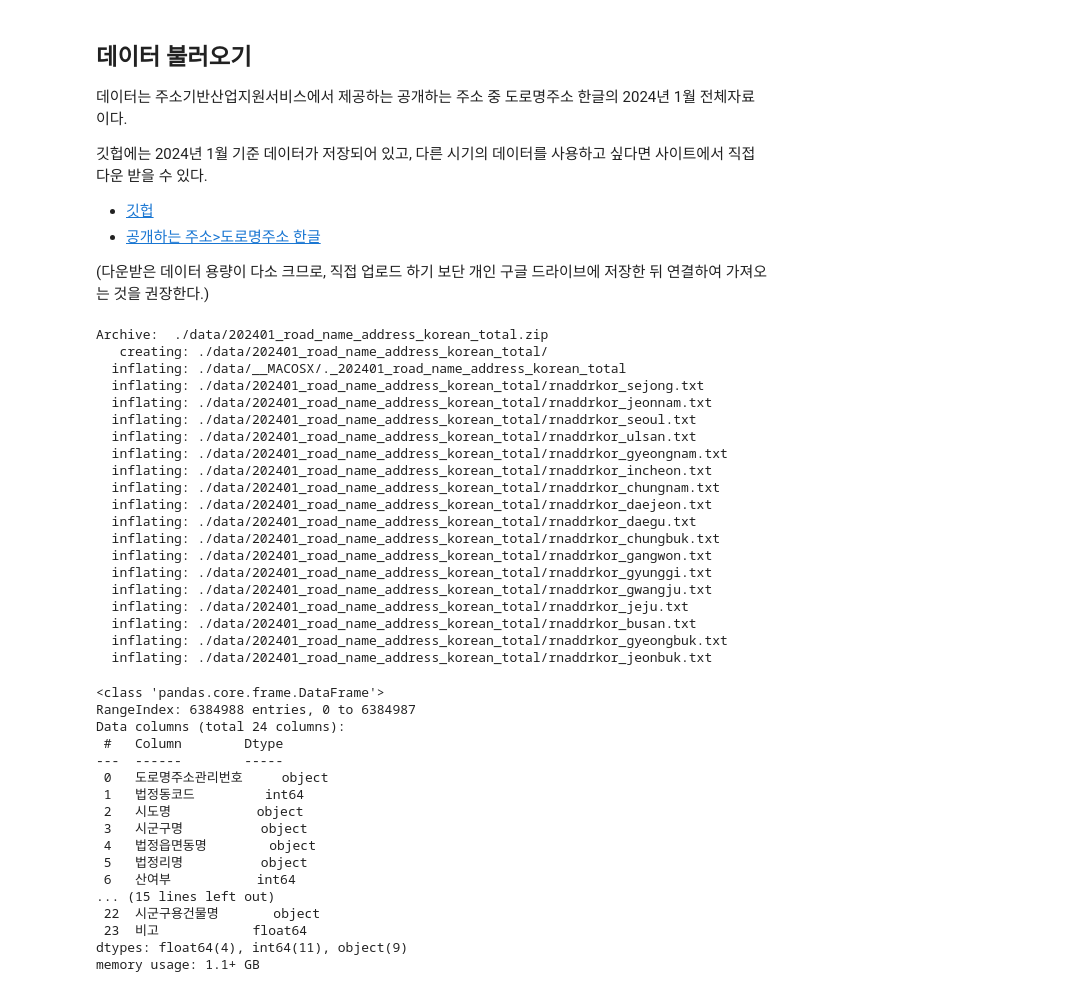
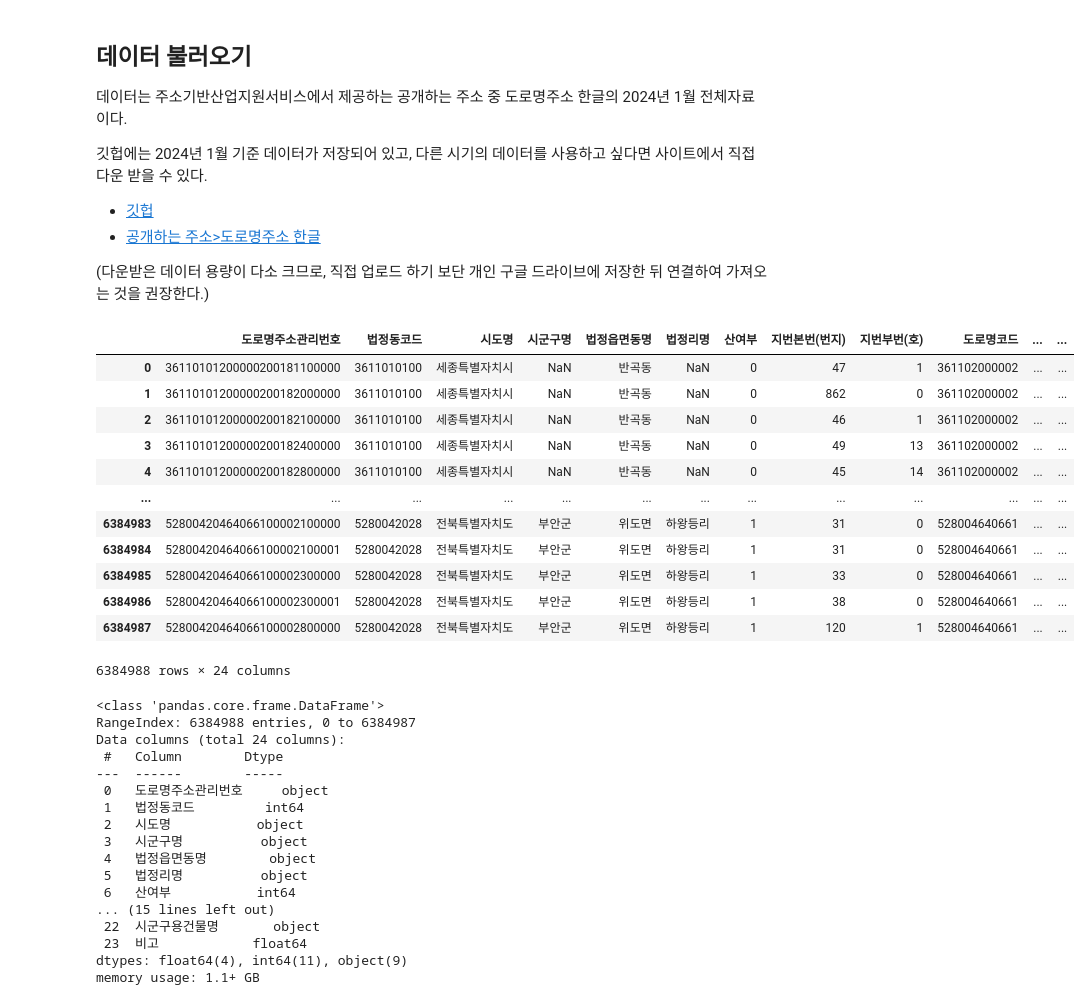
Before and after one commit to hike-lab/address-data-guide, a Jupyter notebook: chapter-4/4-3_도로명주소_데이터_EDA.ipynb, the cells around one changed output. Cells and saved outputs as stored; diff of their text form; code cells hidden in the pictures.

Commit message:
edit chpater4 unzipfile code

```diff
--- a/chapter-4/4-3_도로명주소_데이터_EDA.ipynb
+++ b/chapter-4/4-3_도로명주소_데이터_EDA.ipynb
@@ -25,28 +25,12 @@ import glob
 (다운받은 데이터 용량이 다소 크므로, 직접 업로드 하기 보단 개인 구글 드라이브에 저장한 뒤 연결하여 가져오는 것을 권장한다.)
 # %%
 ## zip 파일 압축해제
-!unzip ./data/202401_road_name_address_korean_total.zip -d ./data/
+path_to_zip_file = './data/202401_road_name_address_korean_total.zip'
+directory_to_extract_to = './data'
+
+import zipfile
+with zipfile.ZipFile(path_to_zip_file, 'r') as zip_ref:
+    zip_ref.extractall(directory_to_extract_to)
-# %% [output]
-Archive:  ./data/202401_road_name_address_korean_total.zip
-   creating: ./data/202401_road_name_address_korean_total/
-  inflating: ./data/__MACOSX/._202401_road_name_address_korean_total
-  inflating: ./data/202401_road_name_address_korean_total/rnaddrkor_sejong.txt
-  inflating: ./data/202401_road_name_address_korean_total/rnaddrkor_jeonnam.txt
-  inflating: ./data/202401_road_name_address_korean_total/rnaddrkor_seoul.txt
-  inflating: ./data/202401_road_name_address_korean_total/rnaddrkor_ulsan.txt
-  inflating: ./data/202401_road_name_address_korean_total/rnaddrkor_gyeongnam.txt
-  inflating: ./data/202401_road_name_address_korean_total/rnaddrkor_incheon.txt
-  inflating: ./data/202401_road_name_address_korean_total/rnaddrkor_chungnam.txt
-  inflating: ./data/202401_road_name_address_korean_total/rnaddrkor_daejeon.txt
-  inflating: ./data/202401_road_name_address_korean_total/rnaddrkor_daegu.txt
-  inflating: ./data/202401_road_name_address_korean_total/rnaddrkor_chungbuk.txt
-  inflating: ./data/202401_road_name_address_korean_total/rnaddrkor_gangwon.txt
-  inflating: ./data/202401_road_name_address_korean_total/rnaddrkor_gyunggi.txt
-  inflating: ./data/202401_road_name_address_korean_total/rnaddrkor_gwangju.txt
-  inflating: ./data/202401_road_name_address_korean_total/rnaddrkor_jeju.txt
-  inflating: ./data/202401_road_name_address_korean_total/rnaddrkor_busan.txt
-  inflating: ./data/202401_road_name_address_korean_total/rnaddrkor_gyeongbuk.txt
-  inflating: ./data/202401_road_name_address_korean_total/rnaddrkor_jeonbuk.txt
 # %%
 def merged_df(columns, name):
     files = glob.glob("./data/202401_road_name_address_korean_total/*.txt")
@@ -72,10 +56,30 @@ df = merged_df(columns, "road_name_address_2401")
 # %%
 # 재실행 시, 이 코드 부터 실행
 
 ## zip 파일 압축해제
-!unzip ./data/total_road_name_address_2401.zip -d ./data/
+path_to_zip_file = './data/total_road_name_address_2401.zip'
+directory_to_extract_to = './data'
+
+import zipfile
+with zipfile.ZipFile(path_to_zip_file, 'r') as zip_ref:
+    zip_ref.extractall(directory_to_extract_to)
+
 df = pd.read_csv('./data/total_road_name_address_2401.csv', encoding='utf-8')
 df
+# %% [output]
+|  | 도로명주소관리번호 | 법정동코드 | 시도명 | 시군구명 | 법정읍면동명 | 법정리명 | 산여부 | 지번본번(번지) | 지번부번(호) | 도로명코드 | ... | ... |
+| 0 | 36110101200000200181100000 | 3611010100 | 세종특별자치시 | NaN | 반곡동 | NaN | 0 | 47 | 1 | 361102000002 | ... | ... |
+| 1 | 36110101200000200182000000 | 3611010100 | 세종특별자치시 | NaN | 반곡동 | NaN | 0 | 862 | 0 | 361102000002 | ... | ... |
+| 2 | 36110101200000200182100000 | 3611010100 | 세종특별자치시 | NaN | 반곡동 | NaN | 0 | 46 | 1 | 361102000002 | ... | ... |
+| 3 | 36110101200000200182400000 | 3611010100 | 세종특별자치시 | NaN | 반곡동 | NaN | 0 | 49 | 13 | 361102000002 | ... | ... |
+| 4 | 36110101200000200182800000 | 3611010100 | 세종특별자치시 | NaN | 반곡동 | NaN | 0 | 45 | 14 | 361102000002 | ... | ... |
+| ... | ... | ... | ... | ... | ... | ... | ... | ... | ... | ... | ... | ... |
+| 6384983 | 52800420464066100002100000 | 5280042028 | 전북특별자치도 | 부안군 | 위도면 | 하왕등리 | 1 | 31 | 0 | 528004640661 | ... | ... |
+| 6384984 | 52800420464066100002100001 | 5280042028 | 전북특별자치도 | 부안군 | 위도면 | 하왕등리 | 1 | 31 | 0 | 528004640661 | ... | ... |
+| 6384985 | 52800420464066100002300000 | 5280042028 | 전북특별자치도 | 부안군 | 위도면 | 하왕등리 | 1 | 33 | 0 | 528004640661 | ... | ... |
+| 6384986 | 52800420464066100002300001 | 5280042028 | 전북특별자치도 | 부안군 | 위도면 | 하왕등리 | 1 | 38 | 0 | 528004640661 | ... | ... |
+| 6384987 | 52800420464066100002800000 | 5280042028 | 전북특별자치도 | 부안군 | 위도면 | 하왕등리 | 1 | 120 | 1 | 528004640661 | ... | ... |
+6384988 rows × 24 columns
 # %%
 df.info()
 # %% [output]
```
